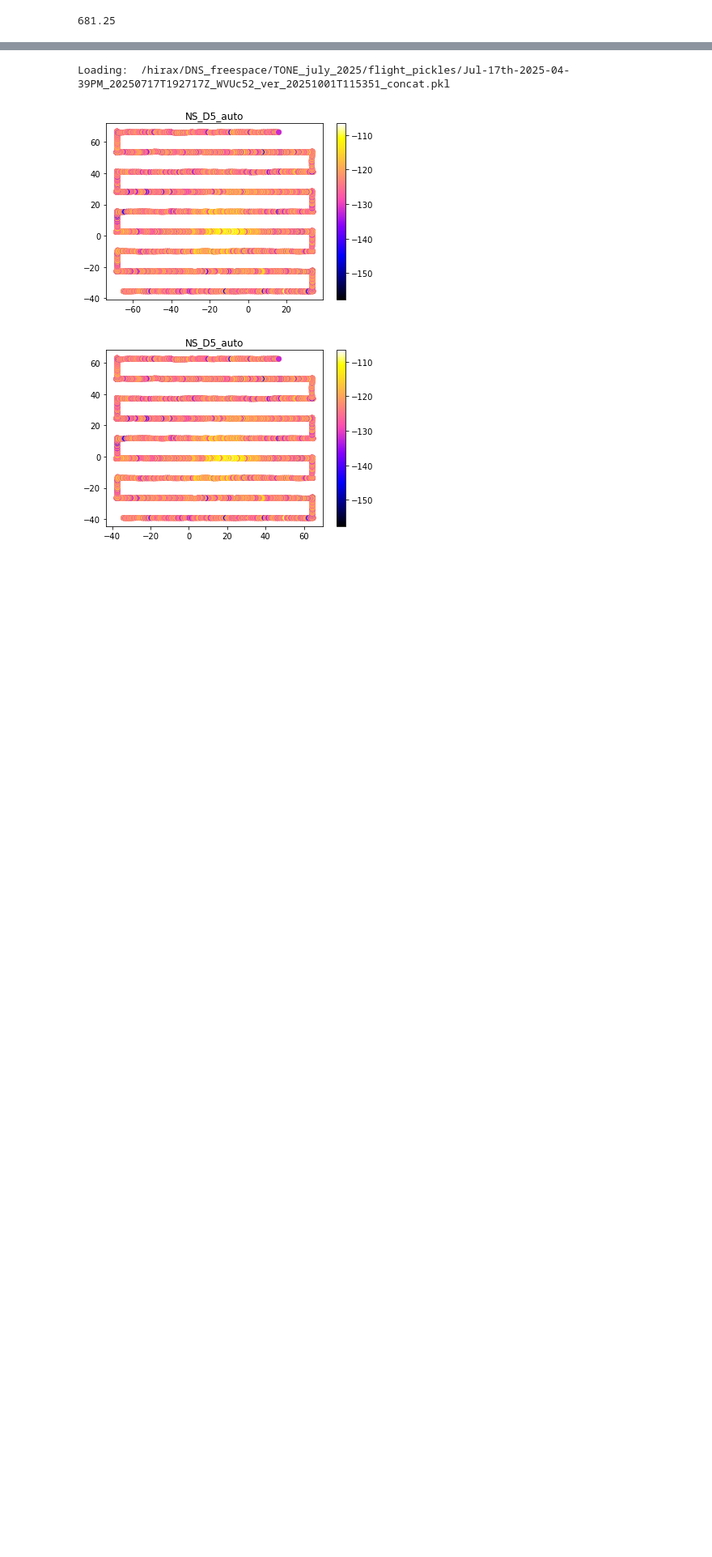
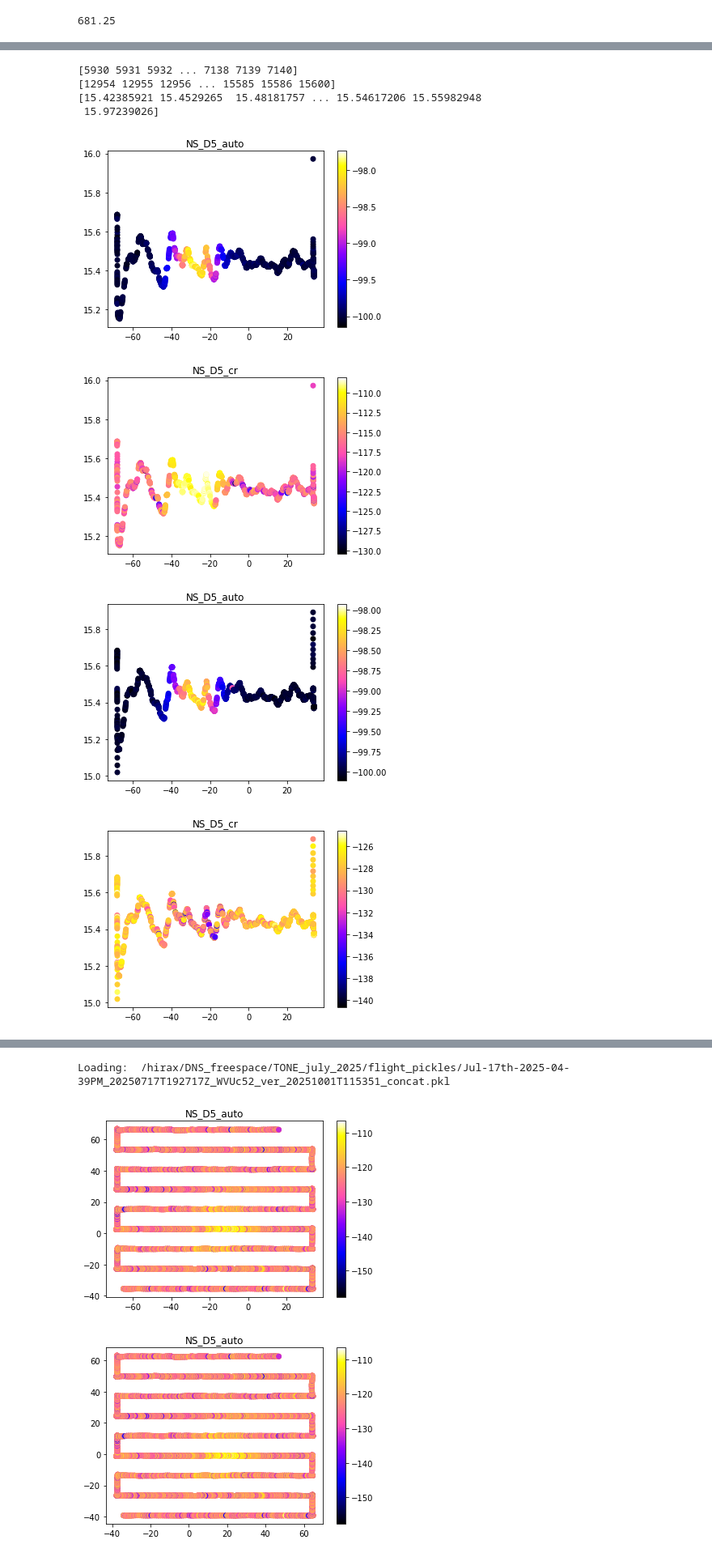
Before and after one commit to WrightLaboratory/DigitalNoiseSource, a Jupyter notebook: notebooks/LBN_DNS_GBO-beammapping.ipynb, the cells around one changed output, grey strips where cells are left out. Shown at 81% size. Cells and saved outputs as stored; diff of their text form; code cells hidden in the pictures; blank space fills up the shorter version.

```diff
--- a/notebooks/LBN_DNS_GBO-beammapping.ipynb
+++ b/notebooks/LBN_DNS_GBO-beammapping.ipynb
@@ -78,0 +83,37 @@ Loading:  /hirax/DNS_freespace/TONE_july_2025/flight_pickles/Jul-17th-2025-07-56
+# %%
+# grab a few slices and overplot them
+
+slice1 = np.asarray(np.where((flight0.drone_xyz_LC_interp[flight0.inds_on,1] < 16) &
+                  (flight0.drone_xyz_LC_interp[flight0.inds_on,1] > 15))[0])
+print(slice1)
+#print(flight0.inds_on)
+print(np.asarray(flight0.inds_on)[slice1])
+
+print(flight0.drone_xyz_LC_interp[np.asarray(flight0.inds_on)[slice1],1])
+#
+for chind in [2,3]:
+    plt.scatter(flight0.drone_xyz_LC_interp[np.asarray(flight0.inds_on)[slice1],0],flight0.drone_xyz_LC_interp[np.asarray(flight0.inds_on)[slice1],1],
+               c=10*np.log10(abs(flight0.V_cross[np.asarray(flight0.inds_on)[slice1],f_ind,chind])), cmap='gnuplot2')
+    plt.colorbar()
+    plt.title(chnames[chind])
+    plt.show()
+
+slice2 = np.asarray(np.where((flight0.drone_xyz_LC_interp[flight0.inds_off,1] < 16) &
+                  (flight0.drone_xyz_LC_interp[flight0.inds_off,1] > 15))[0])
+
+
+for chind in [2,3]:
+    plt.scatter(flight0.drone_xyz_LC_interp[np.asarray(flight0.inds_off)[slice2],0],flight0.drone_xyz_LC_interp[np.asarray(flight0.inds_off)[slice2],1],
+               c=10*np.log10(abs(flight0.V_cross[np.asarray(flight0.inds_off)[slice2],f_ind,chind])), cmap='gnuplot2')
+    plt.colorbar()
+    plt.title(chnames[chind])
+    plt.show()
+# %% [output]
+[5930 5931 5932 ... 7138 7139 7140]
+[12954 12955 12956 ... 15585 15586 15600]
+[15.42385921 15.4529265  15.48181757 ... 15.54617206 15.55982948
+ 15.97239026]
+[figure, added]
+[figure, added]
+[figure, added]
+[figure, added]
```
Also changed, not shown: parts of 6 cells of this notebook, 2 other files.
